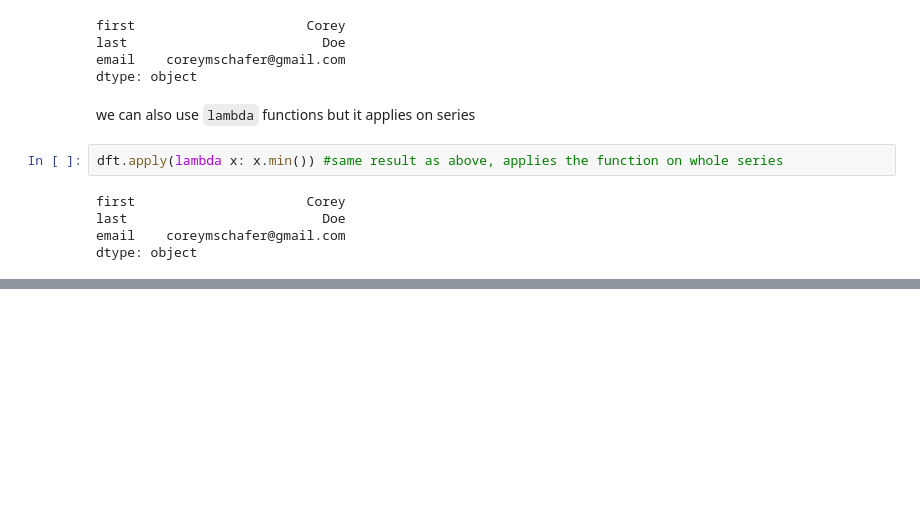
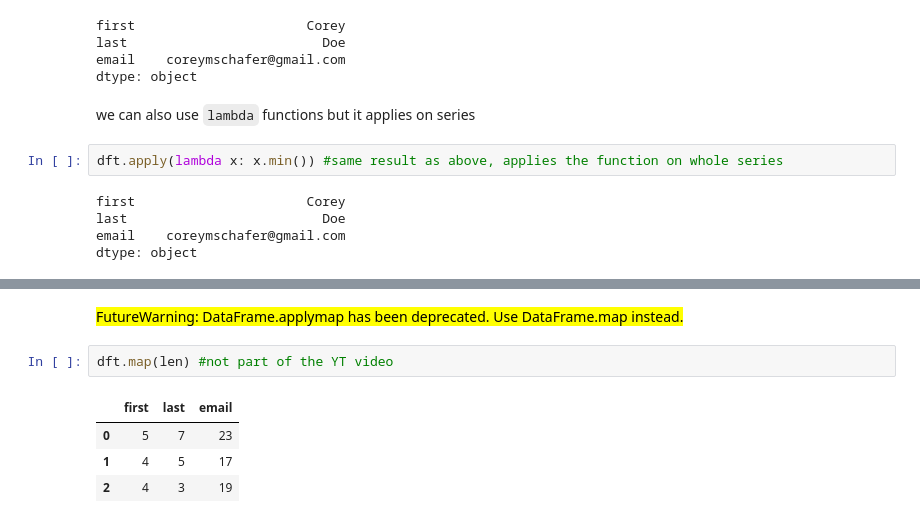
Before and after one commit to innovinitylabs/pandas-notes-corey-schaffer, a Jupyter notebook: 05-Updating Rows and Columns - Modifying Data Within DataFrames.ipynb, the cells around one changed output, grey strips where cells are left out. Cells and saved outputs as stored; diff of their text form; blank space fills up the shorter version.

Commit message:
Fifth video done

```diff
--- a/05-Updating Rows and Columns - Modifying Data Within DataFrames.ipynb
+++ b/05-Updating Rows and Columns - Modifying Data Within DataFrames.ipynb
@@ -292,0 +318,9 @@ dtype: object
+# %% [markdown]
+<mark>FutureWarning: DataFrame.applymap has been deprecated. Use DataFrame.map instead.
+# %%
+dft.map(len) #not part of the YT video
+# %% [output]
+|  | first | last | email |
+| 0 | 5 | 7 | 23 |
+| 1 | 4 | 5 | 17 |
+| 2 | 4 | 3 | 19 |
```
Also changed, not shown: parts of 24 cells of this notebook.
